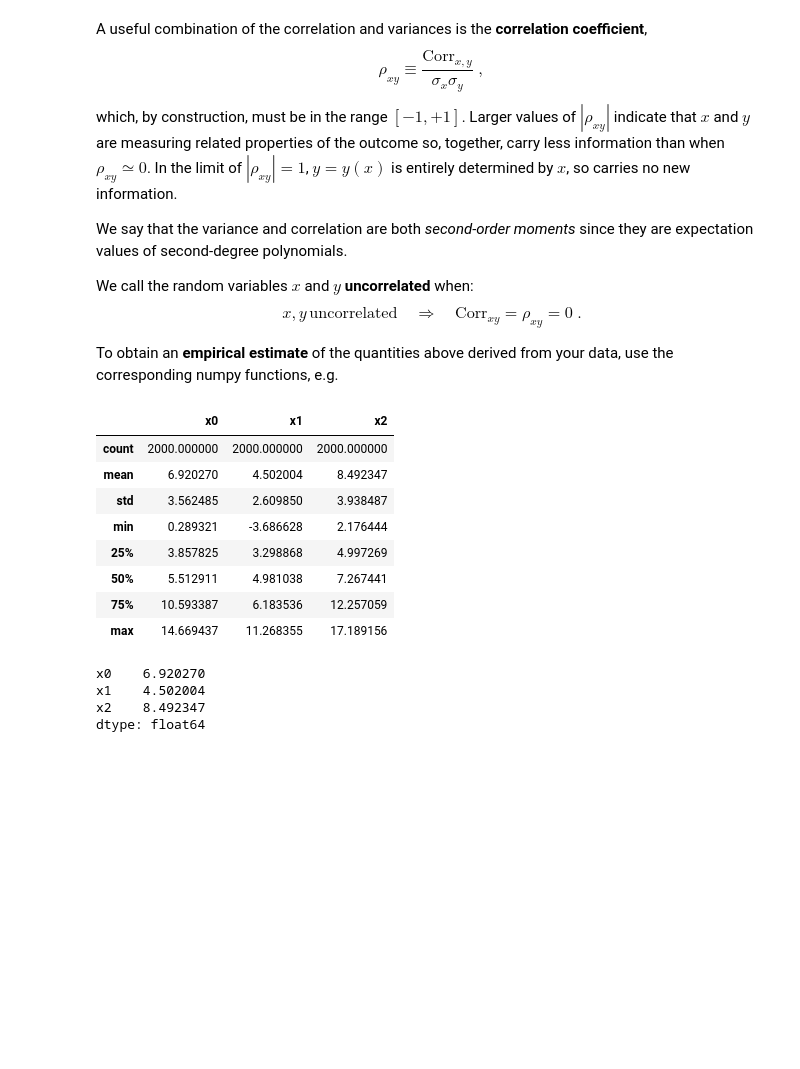
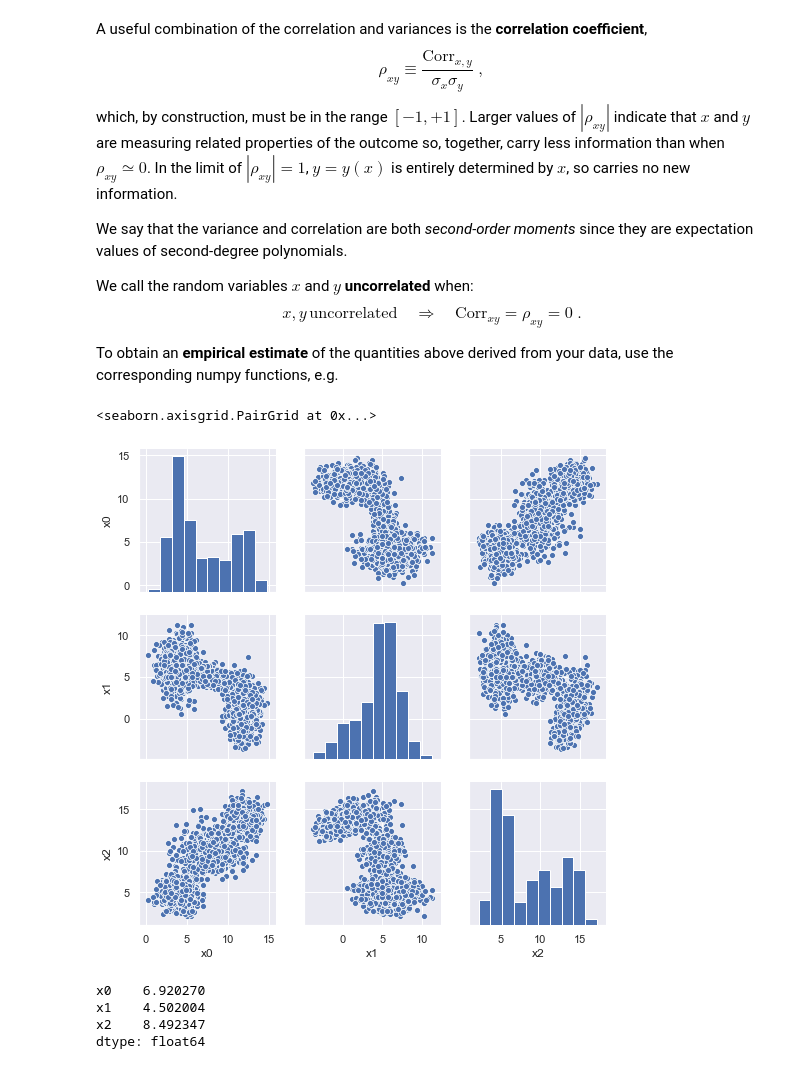
Before and after one commit to alexarmstrongvi/MachineLearningStatistics, a Jupyter notebook: notebooks/Statistics.ipynb, the cells around one changed output. Saved outputs shown, nothing was run; the diff lists cells and outputs as text; code cells hidden in the pictures; blank space fills up the shorter version.

```diff
--- a/notebooks/Statistics.ipynb
+++ b/notebooks/Statistics.ipynb
@@ -65,16 +65,10 @@ $$
 To obtain an **empirical estimate** of the quantities above derived from your data, use the corresponding numpy functions, e.g.
 # %%
 blobs.describe()
+sns.pairplot(blobs)
 # %% [output]
-|  | x0 | x1 | x2 |
-| count | 2000.000000 | 2000.000000 | 2000.000000 |
-| mean | 6.920270 | 4.502004 | 8.492347 |
-| std | 3.562485 | 2.609850 | 3.938487 |
-| min | 0.289321 | -3.686628 | 2.176444 |
-| 25% | 3.857825 | 3.298868 | 4.997269 |
-| 50% | 5.512911 | 4.981038 | 7.267441 |
-| 75% | 10.593387 | 6.183536 | 12.257059 |
-| max | 14.669437 | 11.268355 | 17.189156 |
+<seaborn.axisgrid.PairGrid at 0x...>
+[figure, added]
 # %%
 np.mean(blobs, axis=0)
 # %% [output]
```
Also changed, not shown: parts of 2 cells of this notebook, 13 other files.
